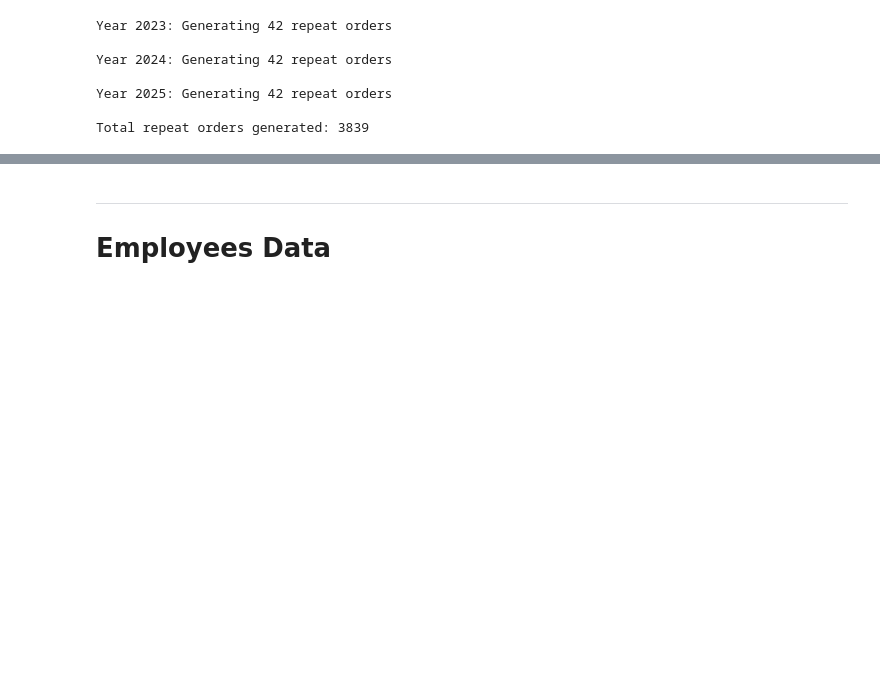
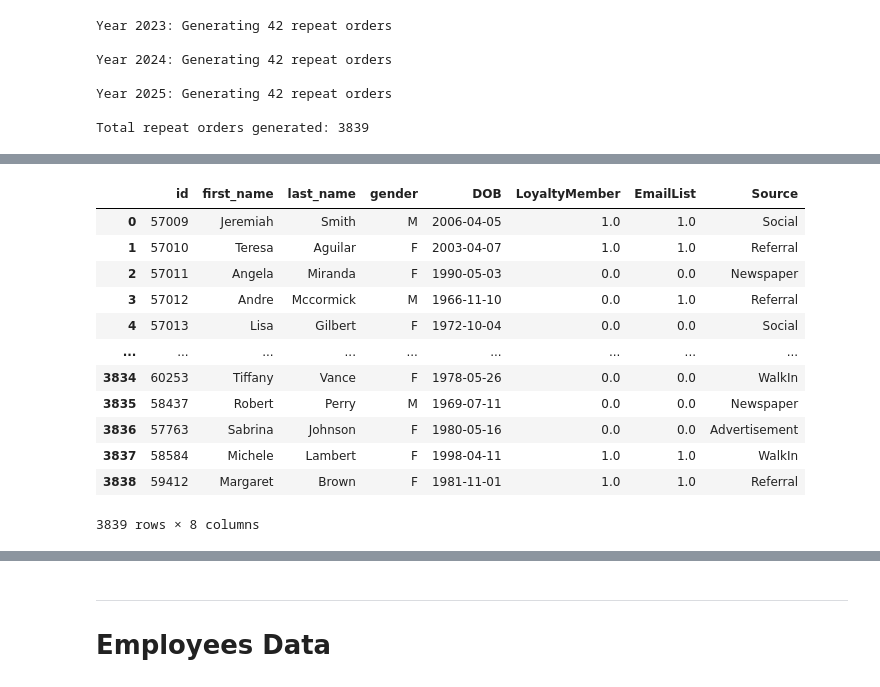
Before and after one commit to diwanashita/ace-bikes-data-transformation, a Jupyter notebook: data_extension.ipynb, the cells around one changed output, grey strips where cells are left out. Drawn from its saved outputs; the diff is of its cells as text; code cells hidden in the pictures; blank space fills up the shorter version.

```diff
--- a/data_extension.ipynb
+++ b/data_extension.ipynb
@@ -484,0 +523,21 @@ new_customers_df.loc[new_customers_df["CustomerID"] == 60150]
+# %%
+# join with existing data
+new_customers_df2 = new_customers_df.copy()
+new_customers_df2.rename(columns={'CustomerID': 'id'}, inplace=True)
+new_customers_df2 = new_customers_df2[['id', 'first_name', 'last_name', 'gender', 'DOB', 'LoyaltyMember', 'EmailList', 'Source']]
+
+new_customers_df2
+# %% [output]
+|  | id | first_name | last_name | gender | DOB | LoyaltyMember | EmailList | Source |
+| 0 | 57009 | Jeremiah | Smith | M | 2006-04-05 | 1.0 | 1.0 | Social |
+| 1 | 57010 | Teresa | Aguilar | F | 2003-04-07 | 1.0 | 1.0 | Referral |
+| 2 | 57011 | Angela | Miranda | F | 1990-05-03 | 0.0 | 0.0 | Newspaper |
+| 3 | 57012 | Andre | Mccormick | M | 1966-11-10 | 0.0 | 1.0 | Referral |
+| 4 | 57013 | Lisa | Gilbert | F | 1972-10-04 | 0.0 | 0.0 | Social |
+| ... | ... | ... | ... | ... | ... | ... | ... | ... |
+| 3834 | 60253 | Tiffany | Vance | F | 1978-05-26 | 0.0 | 0.0 | WalkIn |
+| 3835 | 58437 | Robert | Perry | M | 1969-07-11 | 0.0 | 0.0 | Newspaper |
+| 3836 | 57763 | Sabrina | Johnson | F | 1980-05-16 | 0.0 | 0.0 | Advertisement |
+| 3837 | 58584 | Michele | Lambert | F | 1998-04-11 | 1.0 | 1.0 | WalkIn |
+| 3838 | 59412 | Margaret | Brown | F | 1981-11-01 | 1.0 | 1.0 | Referral |
+3839 rows × 8 columns
```
Also changed, not shown: parts of 19 cells of this notebook, 17 other files.
